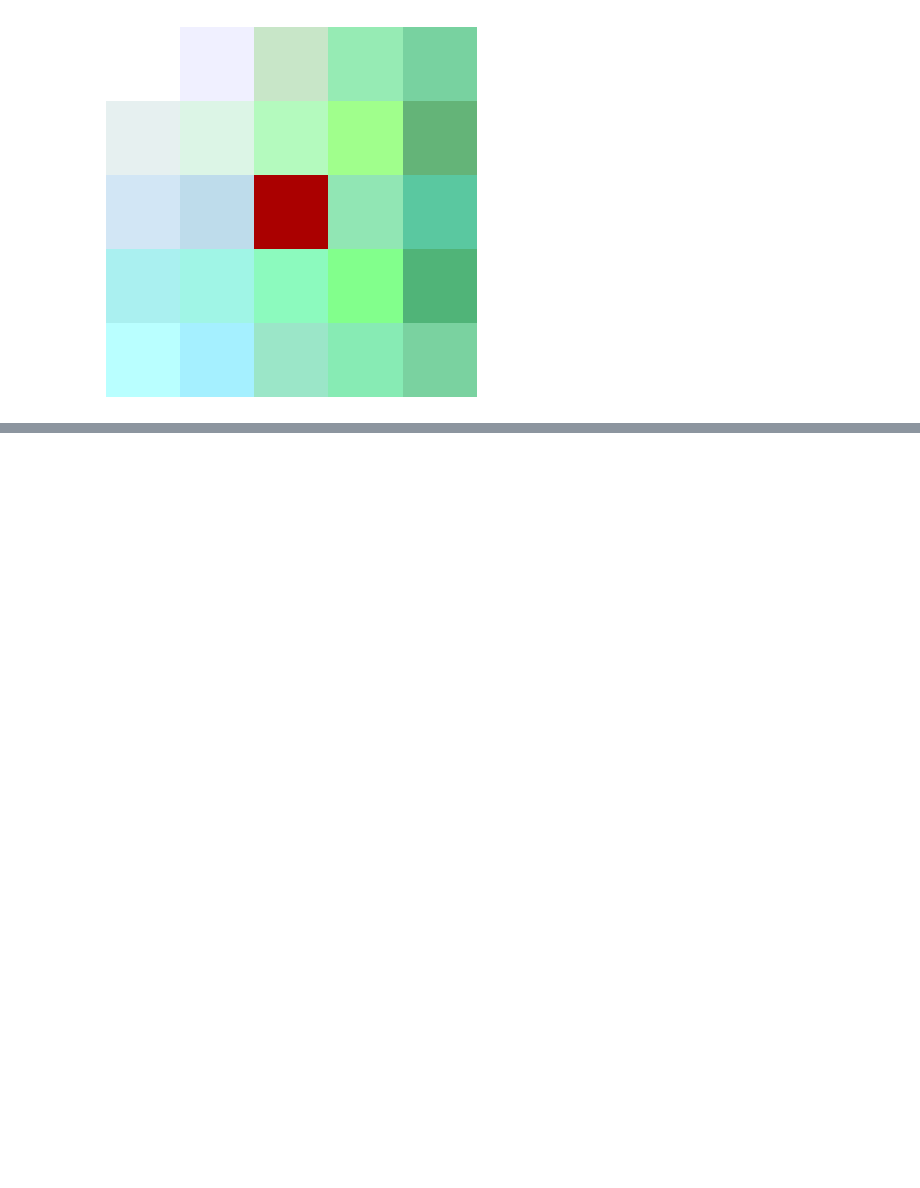
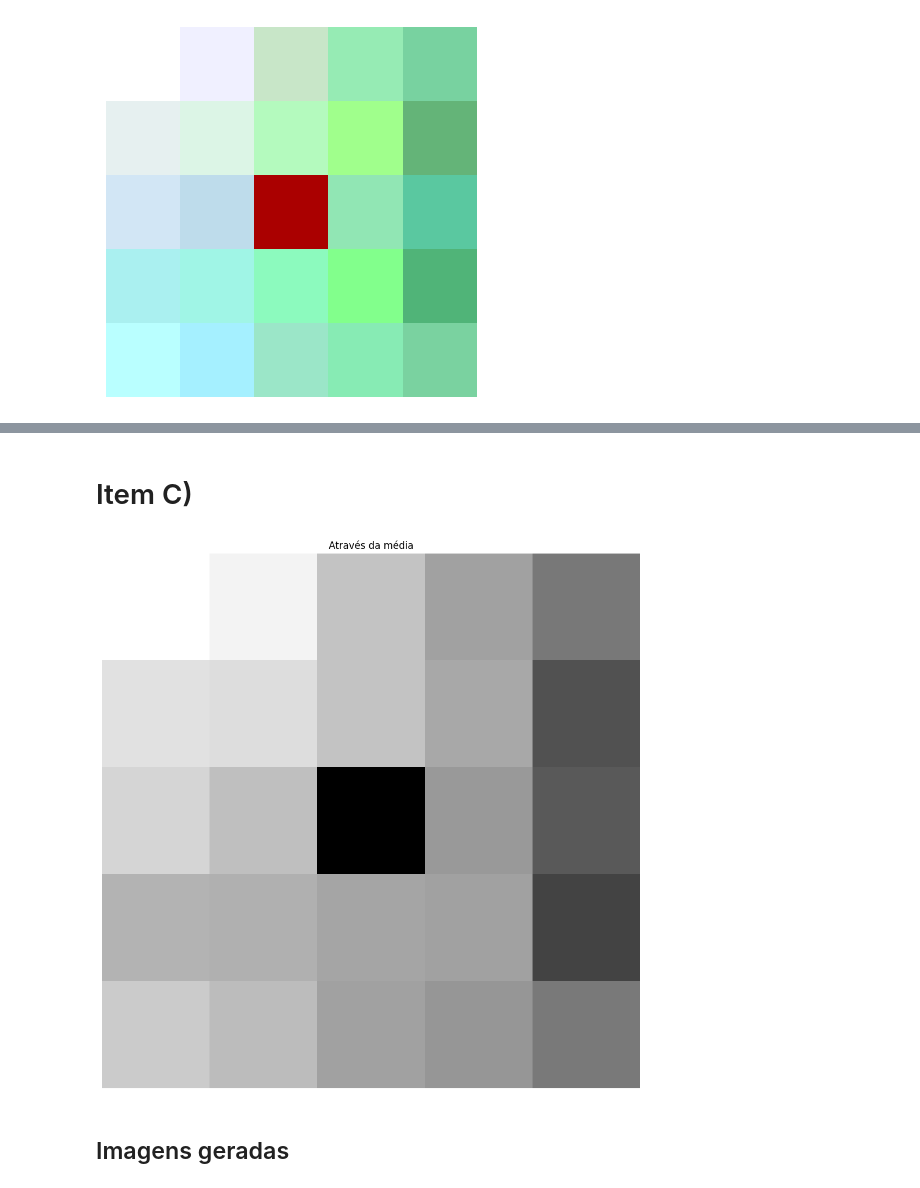
Before and after one commit to Manuelfjr/pdi, a Jupyter notebook: notebooks/00_atv01_code.ipynb, the cells around one changed output, grey strips where cells are left out. Cells and saved outputs as stored; diff of their text form; code cells hidden in the pictures; blank space fills up the shorter version.

```diff
--- a/notebooks/00_atv01_code.ipynb
+++ b/notebooks/00_atv01_code.ipynb
@@ -161,0 +196,17 @@ fig5.savefig(PROJECT_DIR / "assets" / "atv04-q06-01.png", dpi=400)
+# %% [markdown]
+# Item C)
+# %%
+m = np.zeros((5, 5))
+for i in range(5):
+    for j in range(5):
+        m[i, j] = (max(R[i, j], G[i, j], B[i, j]) + min(R[i, j], G[i, j], B[i, j])) / 2  # calculo de dessaturação
+# %%
+fig7, ax7 = gerar_imagem(
+    {"dess": {"desc": "Dessaturação", "vetor": m}},
+    figsize=(12, 12)
+)
+fig7.savefig(PROJECT_DIR / "assets" / "atv04-q06-04.png", dpi=400)
+# %% [output]
+[figure, added]
+# %% [markdown]
+## Imagens geradas
```
Also changed, not shown: parts of 10 cells of this notebook, 5 other files.
